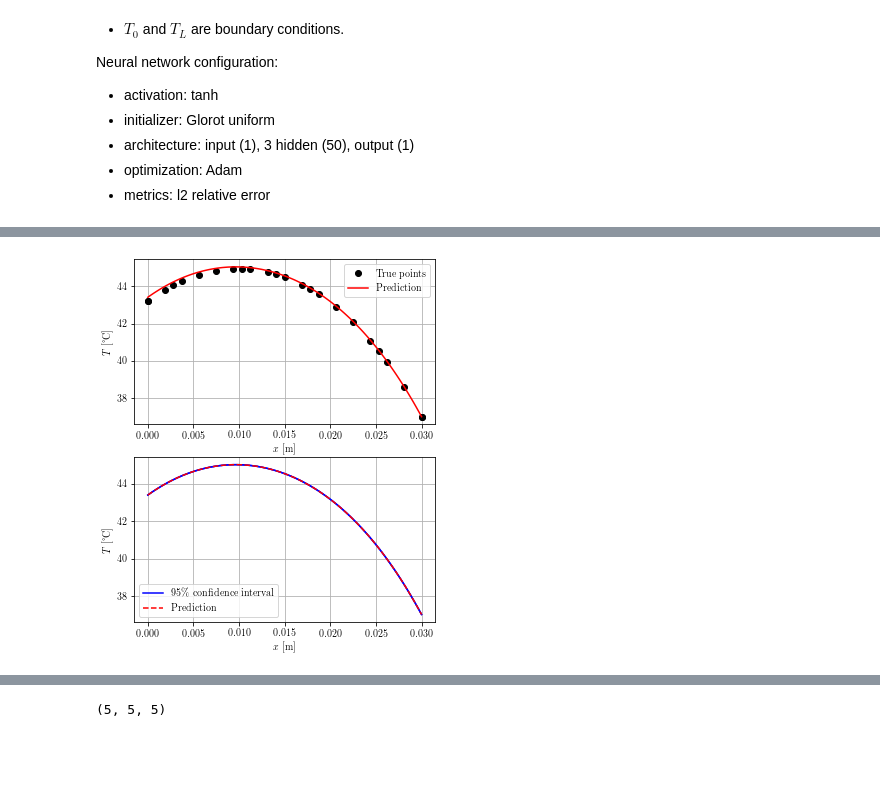
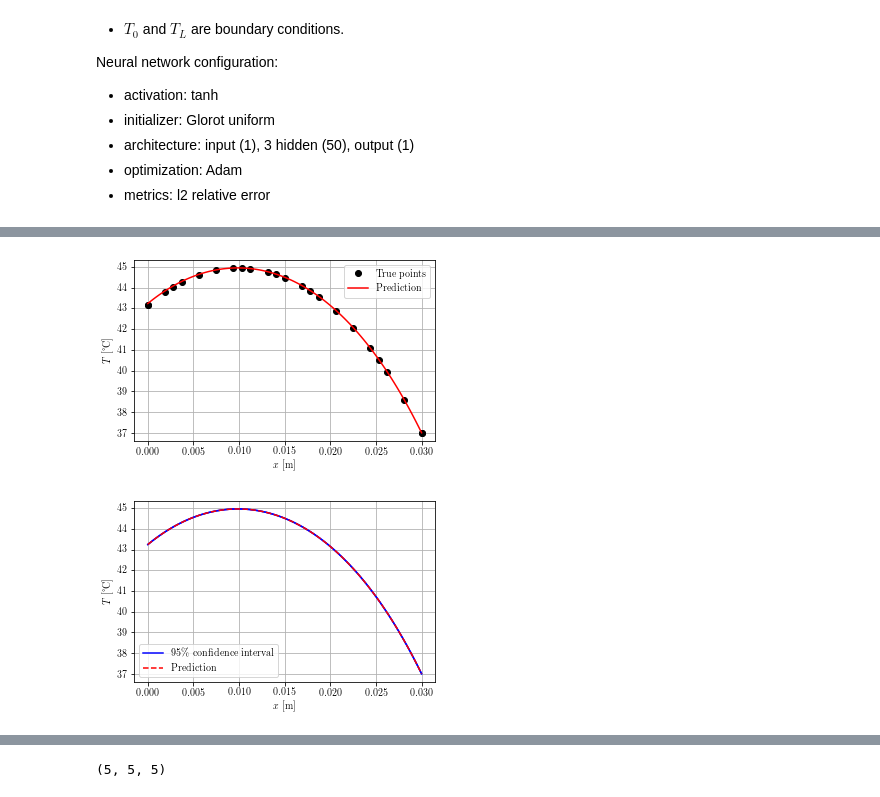
Before and after one commit to akapet00/neural-bhte, a Jupyter notebook: Pennes-bioheat-transfer-eqn-1D.ipynb, the cells around one changed output, grey strips where cells are left out. Cells and saved outputs as stored; diff of their text form; code cells hidden in the pictures; blank space fills up the shorter version.

Commit message:
retrained and regression plot update

```diff
--- a/Pennes-bioheat-transfer-eqn-1D.ipynb
+++ b/Pennes-bioheat-transfer-eqn-1D.ipynb
@@ -520,35 +520,41 @@ Saving test data to model/20200321-131321/test.dat ...
 # %%
 X_train, y_train, X_test, y_test, best_y, best_ystd = train_state.packed_data()
 y_dim = y_train.shape[1]
 idx = np.argsort(X_test[:, 0])
 X = X_test[idx, 0]
 
 # regression plot
-fig = plt.figure(figsize=figsize(1, nplots=2))
-ax = fig.add_subplot(211)
+fig = plt.figure(figsize=figsize(1, nplots=1))
+ax = fig.add_subplot(111)
 for i in range(y_dim):
     ax.plot(X_train[:, 0], y_train[:, i], 'ok', label='True points')
     ax.plot(X, best_y[idx, i], "-r", label='Prediction')
 ax.set_xlabel('$x$ [m]')
 ax.set_ylabel('$T$ [°C]')
 plt.grid()
 plt.legend(loc='best')
-ax = fig.add_subplot(212)
+
+fig.savefig('{}.pdf'.format('figs/regression-mean'), bbox_inches='tight')
+plt.show()
+
+fig = plt.figure(figsize=figsize(1, nplots=1))
+ax = fig.add_subplot(111)
 for i in range(y_dim):
     #ax.plot(X_train[:, 0], y_train[:, i], 'ok', label='True points')
     if best_ystd is not None:
         ax.plot(X, best_y[idx, i] + 2 * best_ystd[idx, i], '-b', label='95\% confidence interval')
         ax.plot(X, best_y[idx, i] - 2 * best_ystd[idx, i], '-b')
     ax.plot(X, best_y[idx, i], "--r", label='Prediction')
 ax.set_xlabel('$x$ [m]')
 ax.set_ylabel('$T$ [°C]')
 plt.grid()
 plt.legend(loc='best')
 
-fig.savefig('{}.pdf'.format('figs/regression'), bbox_inches='tight')
+fig.savefig('{}.pdf'.format('figs/regression-uncertainty'), bbox_inches='tight')
 plt.show()
 # %% [output]
-[figure, old version]
+[figure, new version]
+[figure, added]
 # %%
 loss_train = np.sum(
     np.array(losshistory.loss_train) * losshistory.loss_weights, axis=1
```
Also changed, not shown: parts of 5 cells of this notebook, 12 other files.
